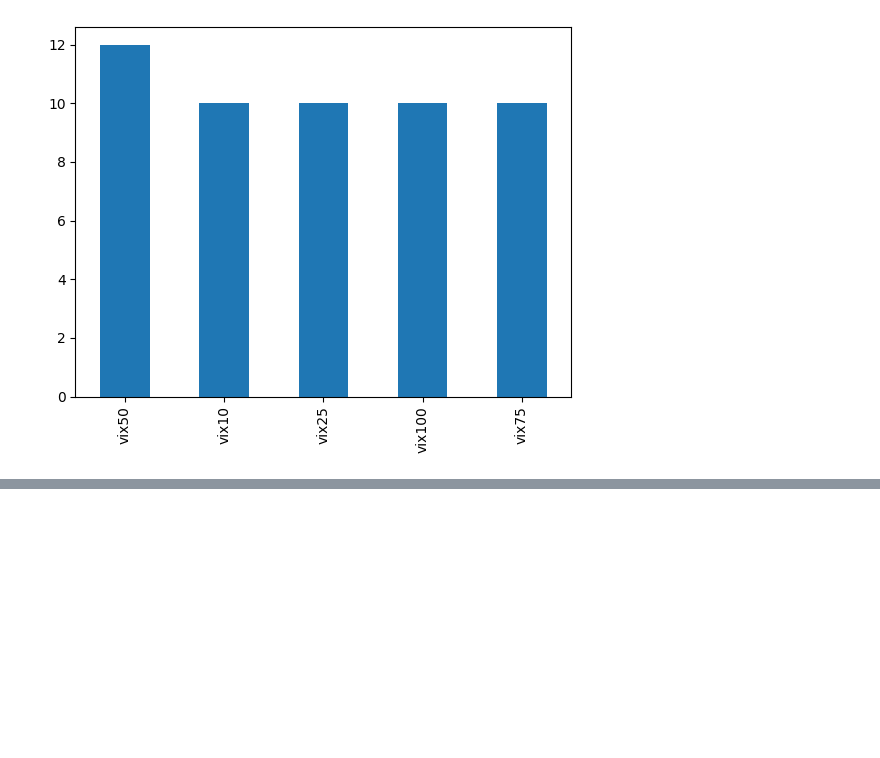
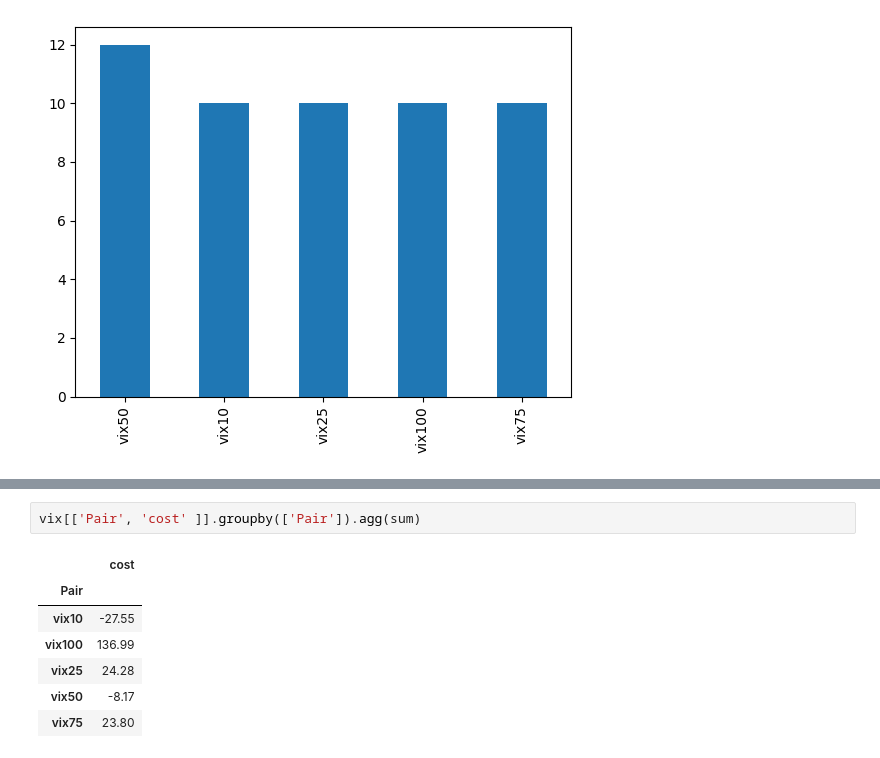
Before and after one commit to ToluPaul/forex, a Jupyter notebook: forex_pred.ipynb, the cells around one changed output, grey strips where cells are left out. Drawn from its saved outputs; the diff is of its cells as text; blank space fills up the shorter version.

```diff
--- a/forex_pred.ipynb
+++ b/forex_pred.ipynb
@@ -30,0 +26,10 @@ Name: Pair, dtype: int64
+# %%
+vix[['Pair', 'cost' ]].groupby(['Pair']).agg(sum)
+# %% [output]
+|  | cost |
+| Pair |  |
+| vix10 | -27.55 |
+| vix100 | 136.99 |
+| vix25 | 24.28 |
+| vix50 | -8.17 |
+| vix75 | 23.80 |
```
Also changed, not shown: parts of 1 cell of this notebook.
